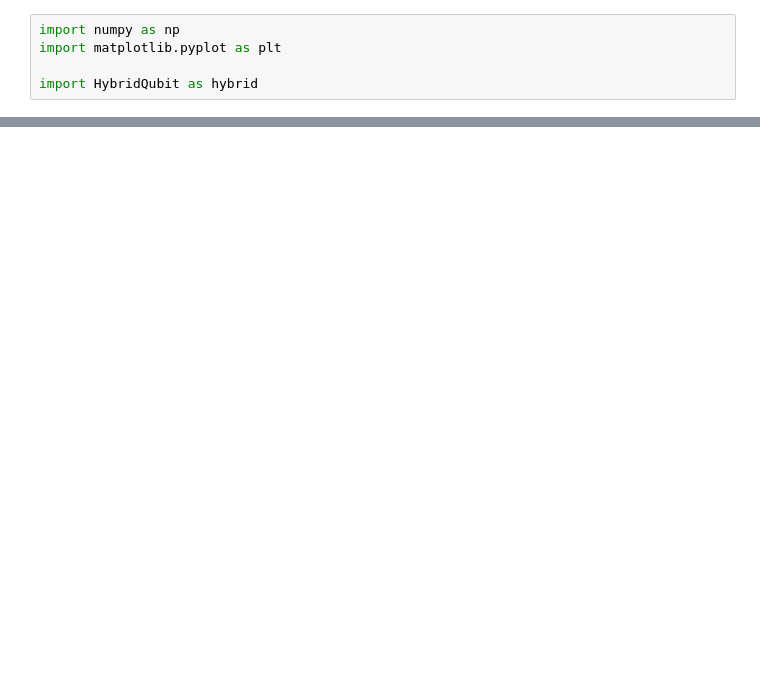
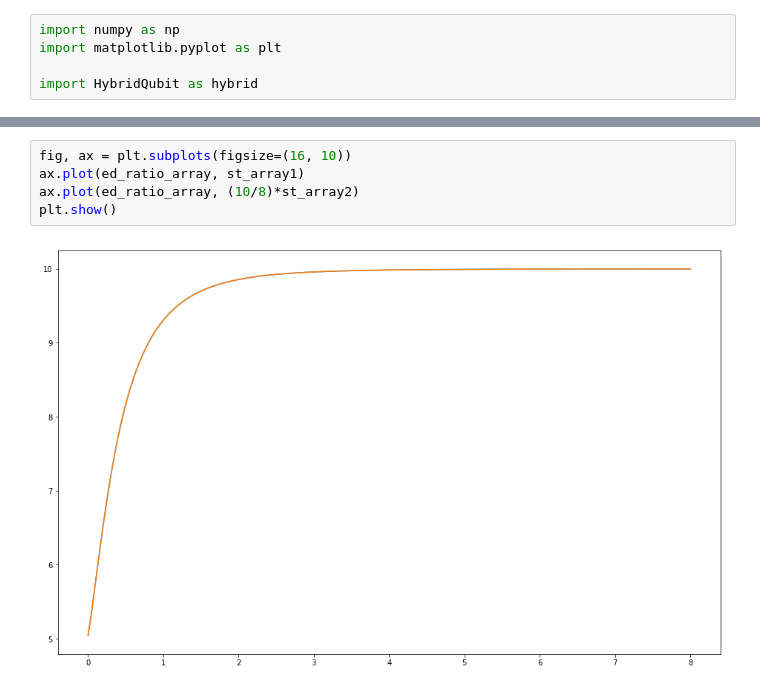
Before and after one commit to adamfrees/qubitsim, a Jupyter notebook: SOSSTesting.ipynb, the cells around one changed output, grey strips where cells are left out. Drawn from its saved outputs; the diff is of its cells as text; blank space fills up the shorter version.

```diff
--- a/SOSSTesting.ipynb
+++ b/SOSSTesting.ipynb
@@ -62,0 +73,7 @@ plt.show()
+# %%
+fig, ax = plt.subplots(figsize=(16, 10))
+ax.plot(ed_ratio_array, st_array1)
+ax.plot(ed_ratio_array, (10/8)*st_array2)
+plt.show()
+# %% [output]
+[figure, added]
```
Also changed, not shown: parts of 6 cells of this notebook, 5 other files.
